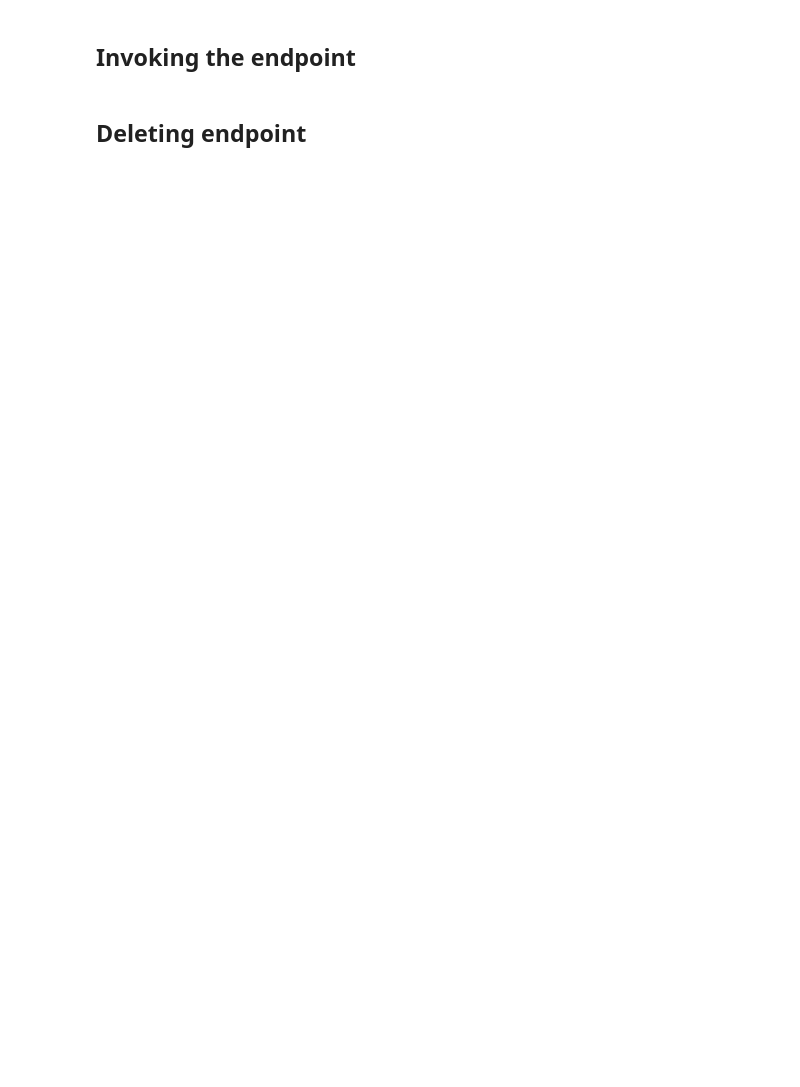
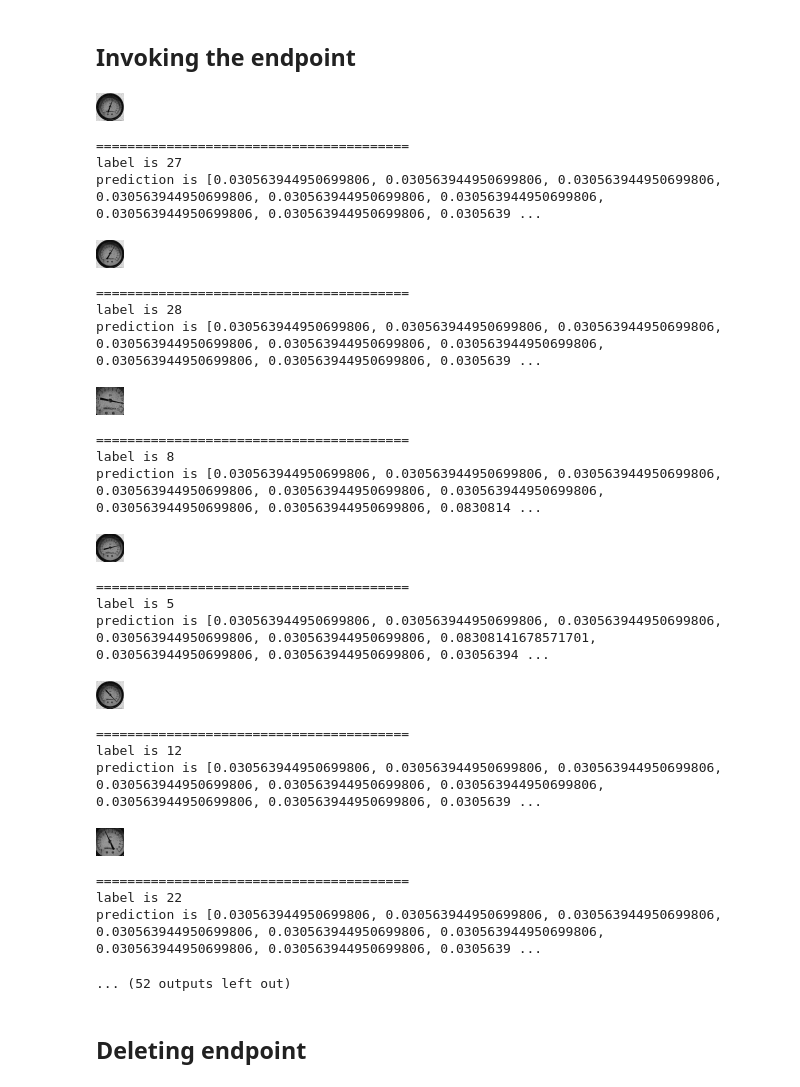
Before and after one commit to ocimk/AWS_DeepGauge, a Jupyter notebook: tensorflow_deepgauge_neo.ipynb, the cells around one changed output. Saved outputs shown, nothing was run; the diff lists cells and outputs as text; code cells hidden in the pictures; blank space fills up the shorter version.

Commit message:
working model on neo as well

```diff
--- a/tensorflow_deepgauge_neo.ipynb
+++ b/tensorflow_deepgauge_neo.ipynb
@@ -71,12 +50,12 @@ SIGNATURE_NAME = 'predictions'
 # %%
 from sagemaker.tensorflow import TensorFlow
-mnist_estimator = TensorFlow(entry_point='mnist.py',
+deepgauge_estimator = TensorFlow(entry_point='deepgauge.py',
                              role=role,
                              framework_version='1.11.0',
                              training_steps=5000,
                              evaluation_steps=100,
                              train_instance_count=1,
                              train_instance_type='ml.p3.2xlarge')
-mnist_estimator.fit(inputs)
+deepgauge_estimator.fit(inputs)
 # %% [output]
 tensorflow py2 container will be deprecated soon.
@@ -106,7 +85,7 @@ In the end of the training, the training job will generate a saved model for TF
 
 The deploy() method creates an endpoint which serves prediction requests in real-time.
 # %%
-mnist_predictor = mnist_estimator.deploy(initial_instance_count=1,
+deepgauge_predictor = deepgauge_estimator.deploy(initial_instance_count=1,
                                          instance_type='ml.m4.xlarge')
 # %% [output]
 The Python 2 tensorflow images will be soon deprecated and may not be supported for newer upcoming versions of the tensorflow images.
@@ -125,10 +104,10 @@ with open('./data/test_dataset.pickle', 'rb') as handle:
 
 # len(test_dataset['images'][0])
 for i in range(32):
-    data = test_dataset['images'][i]
-    tensor_proto = tf.make_tensor_proto(values=np.asarray(data), shape=[len(data), len(data)], dtype=tf.float32)
+    data = ((test_dataset['images'][i])/255).reshape([28*28, ]).tolist()
+    tensor_proto = tf.make_tensor_proto(values=np.asarray(data), shape=[1, len(data)], dtype=tf.float32)
     tensor_proto
-    predict_response = mnist_predictor.predict(tensor_proto)
+    predict_response = deepgauge_predictor.predict(tensor_proto)
 
     print("========================================")
     label = test_dataset['labels'][i]
@@ -166,8 +145,8 @@ Now the model is ready to be compiled by Neo to be optimized for our hardware of
 ## Compiling the model
 The ``input_shape`` is the definition for the model's input tensor and ``output_path`` is where the compiled model will be stored in S3. **Important. If the following command result in a permission error, scroll up and locate the value of execution role returned by `get_execution_role()`. The role must have access to the S3 bucket specified in ``output_path``.**
 # %%
-output_path = '/'.join(mnist_estimator.output_path.split('/')[:-1])
-optimized_estimator = mnist_estimator.compile_model(target_instance_family='ml_c5',
+output_path = '/'.join(deepgauge_estimator.output_path.split('/')[:-1])
+optimized_estimator = deepgauge_estimator.compile_model(target_instance_family='ml_c5',
                               input_shape={'data':[1, 784]},  # Batch size 1, 3 channels, 224x224 Images.
                               output_path=output_path,
                               framework='tensorflow', framework_version='1.11.0')
@@ -200,27 +197,51 @@ optimized_predictor.serializer = numpy_bytes_serializer
 # %% [markdown]
 ## Invoking the endpoint
 # %%
-# from tensorflow.examples.tutorials.mnist import input_data
 from IPython import display
 import PIL.Image
 import io
 
-# mnist = input_data.read_data_sets("/tmp/data/", one_hot=True)
-
-for i in range(10):
-    data = test_dataset['images'][i]
+for i in range(32):
+    data_plt = test_dataset['images'][i]/255
+    data = ((test_dataset['images'][i])/255).reshape([28*28, ]).astype('float32')
 
     # Display image
-    im = PIL.Image.fromarray(data.reshape((28,28))).convert('L')
+    im = PIL.Image.fromarray(data_plt.reshape((28,28))*255).convert('L')
     display.display(im)
     # Invoke endpoint with image
     predict_response = optimized_predictor.predict(data)
 
     print("========================================")
     label = test_dataset['labels'][i]
     print("label is {}".format(label))
     prediction = predict_response
     print("prediction is {}".format(prediction))
+# %% [output]
+[figure, added]
+========================================
+label is 27
+prediction is [0.030563944950699806, 0.030563944950699806, 0.030563944950699806, 0.030563944950699806, 0.030563944950699806, 0.030563944950699806, 0.030563944950699806, 0.030563944950699806, 0.0305639 ...
+[figure, added]
+========================================
+label is 28
+prediction is [0.030563944950699806, 0.030563944950699806, 0.030563944950699806, 0.030563944950699806, 0.030563944950699806, 0.030563944950699806, 0.030563944950699806, 0.030563944950699806, 0.0305639 ...
+[figure, added]
+========================================
+label is 8
+prediction is [0.030563944950699806, 0.030563944950699806, 0.030563944950699806, 0.030563944950699806, 0.030563944950699806, 0.030563944950699806, 0.030563944950699806, 0.030563944950699806, 0.0830814 ...
+[figure, added]
+========================================
+label is 5
+prediction is [0.030563944950699806, 0.030563944950699806, 0.030563944950699806, 0.030563944950699806, 0.030563944950699806, 0.08308141678571701, 0.030563944950699806, 0.030563944950699806, 0.03056394 ...
+[figure, added]
+========================================
+label is 12
+prediction is [0.030563944950699806, 0.030563944950699806, 0.030563944950699806, 0.030563944950699806, 0.030563944950699806, 0.030563944950699806, 0.030563944950699806, 0.030563944950699806, 0.0305639 ...
+[figure, added]
+========================================
+label is 22
+prediction is [0.030563944950699806, 0.030563944950699806, 0.030563944950699806, 0.030563944950699806, 0.030563944950699806, 0.030563944950699806, 0.030563944950699806, 0.030563944950699806, 0.0305639 ...
+... (52 outputs left out)
 # %% [markdown]
 ## Deleting endpoint
 # %%
```
Also changed, not shown: parts of 13 cells of this notebook, 2 other files.
